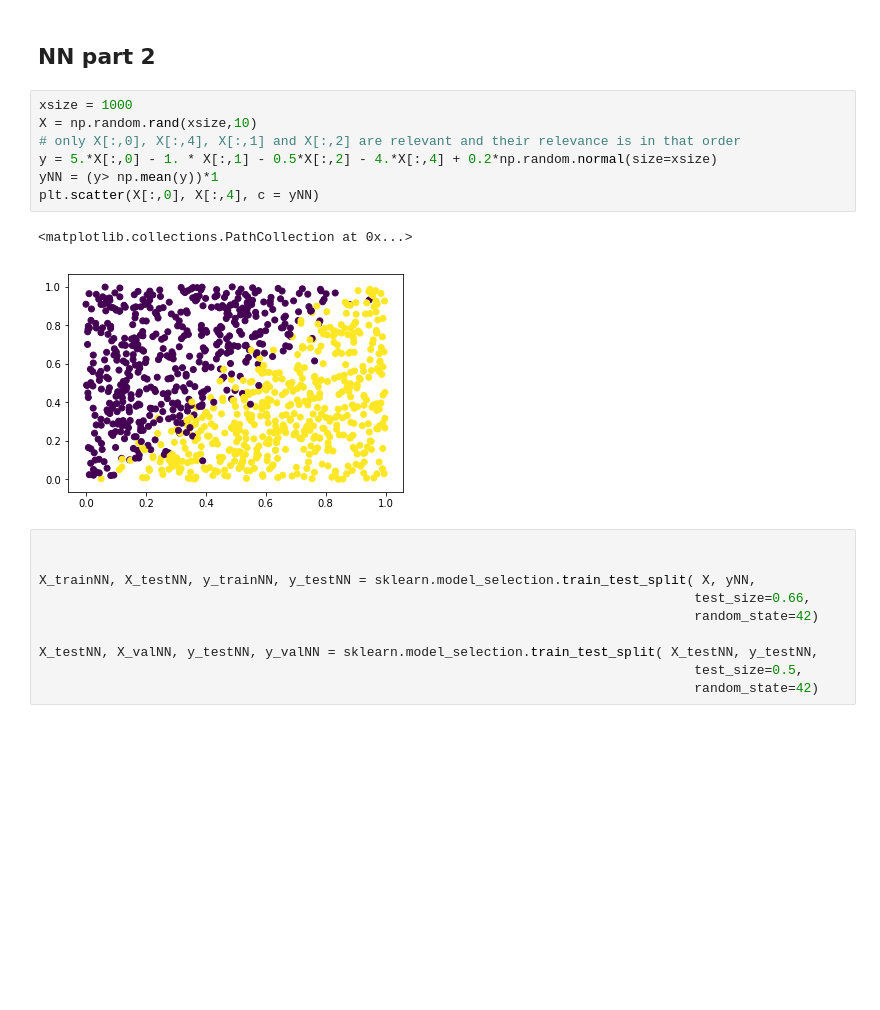
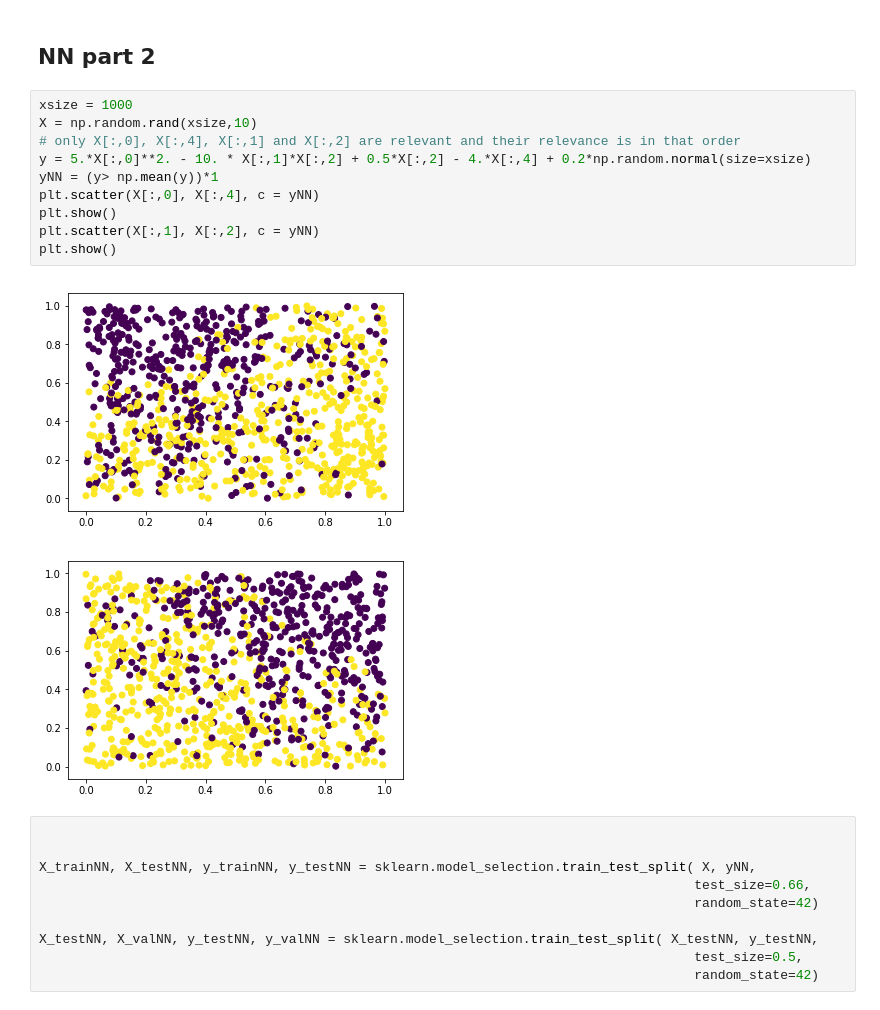
Before and after one commit to TobiasW1891/XAI, a Jupyter notebook: LIME.ipynb, the cells around one changed output. Cells and saved outputs as stored; diff of their text form; blank space fills up the shorter version.

```diff
--- a/LIME.ipynb
+++ b/LIME.ipynb
@@ -107,13 +107,16 @@ plt.scatter(X[:,0], X[:,1], c = pred.reshape(-1))
 # %%
 xsize = 1000
 X = np.random.rand(xsize,10)
 # only X[:,0], X[:,4], X[:,1] and X[:,2] are relevant and their relevance is in that order
-y = 5.*X[:,0] - 1. * X[:,1] - 0.5*X[:,2] - 4.*X[:,4] + 0.2*np.random.normal(size=xsize)
+y = 5.*X[:,0]**2. - 10. * X[:,1]*X[:,2] + 0.5*X[:,2] - 4.*X[:,4] + 0.2*np.random.normal(size=xsize)
 yNN = (y> np.mean(y))*1
 plt.scatter(X[:,0], X[:,4], c = yNN)
+plt.show()
+plt.scatter(X[:,1], X[:,2], c = yNN)
+plt.show()
 # %% [output]
-<matplotlib.collections.PathCollection at 0x...>
-[figure, old version]
+[figure, new version]
+[figure, added]
 # %%
 
 
```
Also changed, not shown: parts of 8 cells of this notebook.
